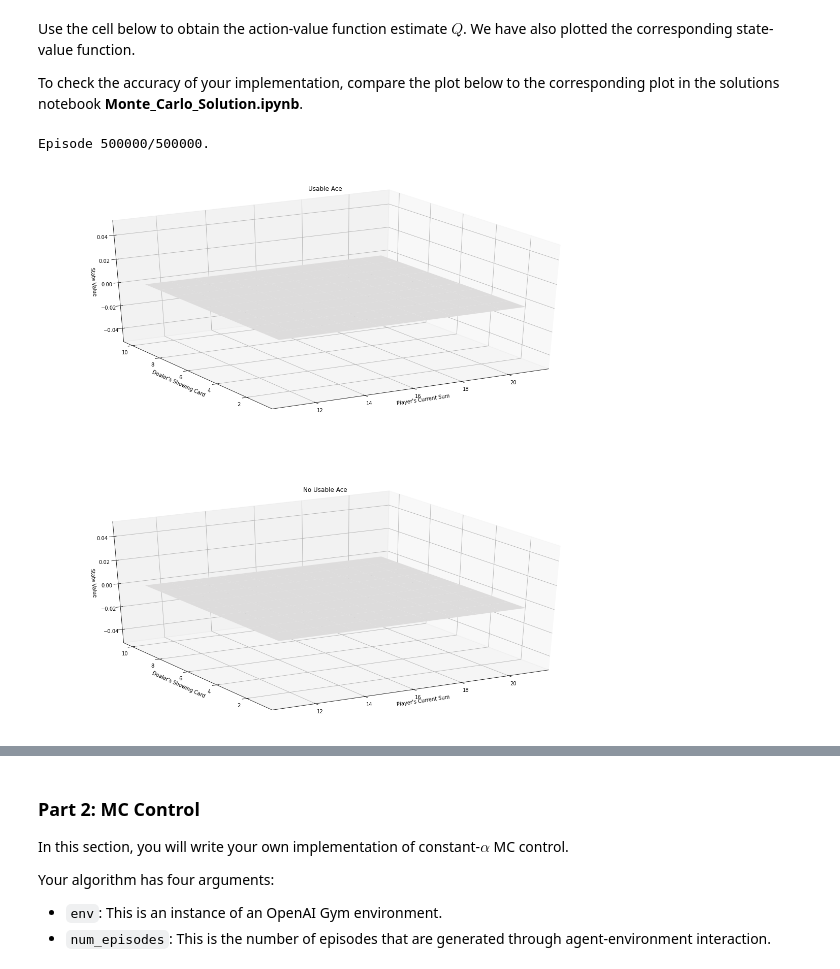
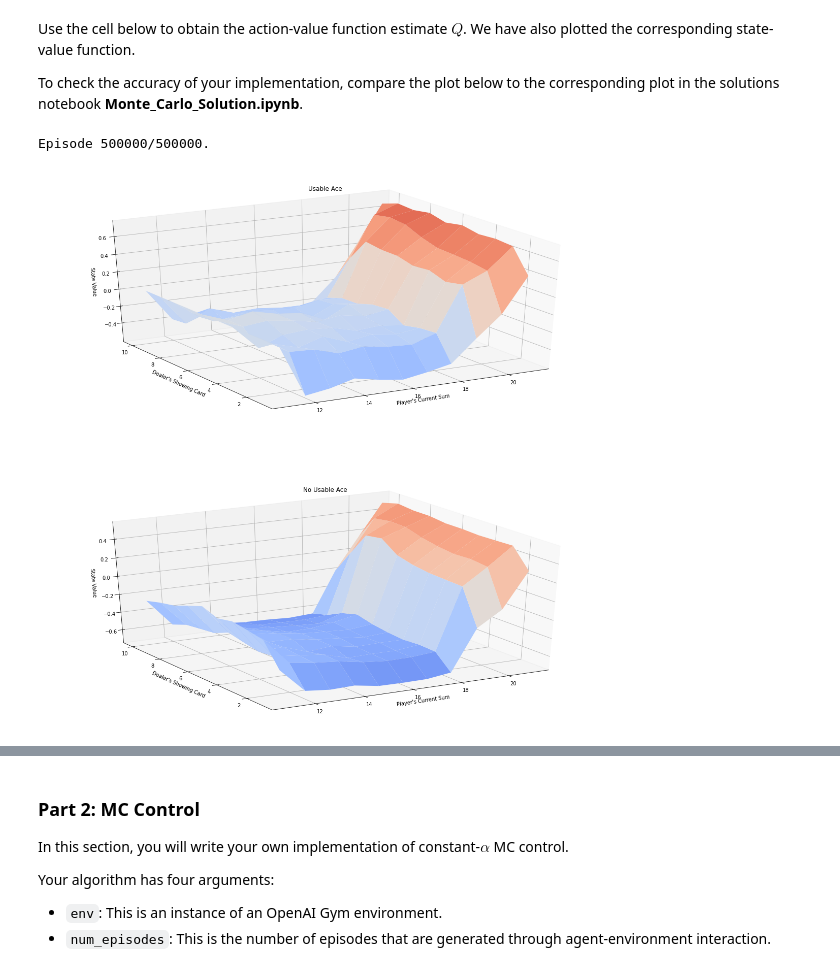
Before and after one commit to kw90/deep-reinforcement-learning, a Jupyter notebook: monte-carlo/Monte_Carlo.ipynb, the cells around one changed output, grey strips where cells are left out. Drawn from its saved outputs; the diff is of its cells as text; code cells hidden in the pictures.

Commit message:
Implement MC prediction

```diff
--- a/monte-carlo/Monte_Carlo.ipynb
+++ b/monte-carlo/Monte_Carlo.ipynb
@@ -125,9 +125,20 @@ def mc_prediction_q(env, num_episodes, generate_episode, gamma=1.0):
         if i_episode % 1000 == 0:
             print("\rEpisode {}/{}.".format(i_episode, num_episodes), end="")
             sys.stdout.flush()
-
-        ## TODO: complete the function
-
+        episode = generate_episode(env)
+        discounts = np.zeros(len(episode)+1)
+        discounts[0] = 1.0
+        rewards = np.zeros(len(episode))
+        for t, (_, _, reward) in enumerate(episode):
+            #(player_sum, dealer_face, is_usable_ace) = state
+            discounts[t+1] = pow(gamma, t+1)
+            rewards[t] = reward
+        for t, (state, action, _) in enumerate(episode):
+            #if N[state][action] == 0.0:
+            returns_sum[state][action] += sum(rewards[t:]*discounts[:-(t+1)])
+            N[state][action] += 1.0
+            #print(t, rewards[t:], discounts[:-(t+1)], sum(rewards[t:]*discounts[:-(t+1)]))
+            Q[state][action] = returns_sum[state][action] / N[state][action]
     return Q
 # %% [markdown]
 Use the cell below to obtain the action-value function estimate $Q$.  We have also plotted the corresponding state-value function.
@@ -135,14 +146,14 @@ Use the cell below to obtain the action-value function estimate $Q$.  We have al
 To check the accuracy of your implementation, compare the plot below to the corresponding plot in the solutions notebook **Monte_Carlo_Solution.ipynb**.
 # %%
 # obtain the action-value function
-Q = mc_prediction_q(env, 500000, generate_episode_from_limit_stochastic)
+Q = mc_prediction_q(env, 500000, generate_episode_from_limit_stochastic, gamma=1)
 
 # obtain the corresponding state-value function
 V_to_plot = dict((k,(k[0]>18)*(np.dot([0.8, 0.2],v)) + (k[0]<=18)*(np.dot([0.2, 0.8],v))) \
          for k, v in Q.items())
 
 # plot the state-value function
 plot_blackjack_values(V_to_plot)
 # %% [output]
 Episode 500000/500000.
-[figure, old version]
+[figure, new version]
```
Also changed, not shown: parts of 4 cells of this notebook, 1 other file.
